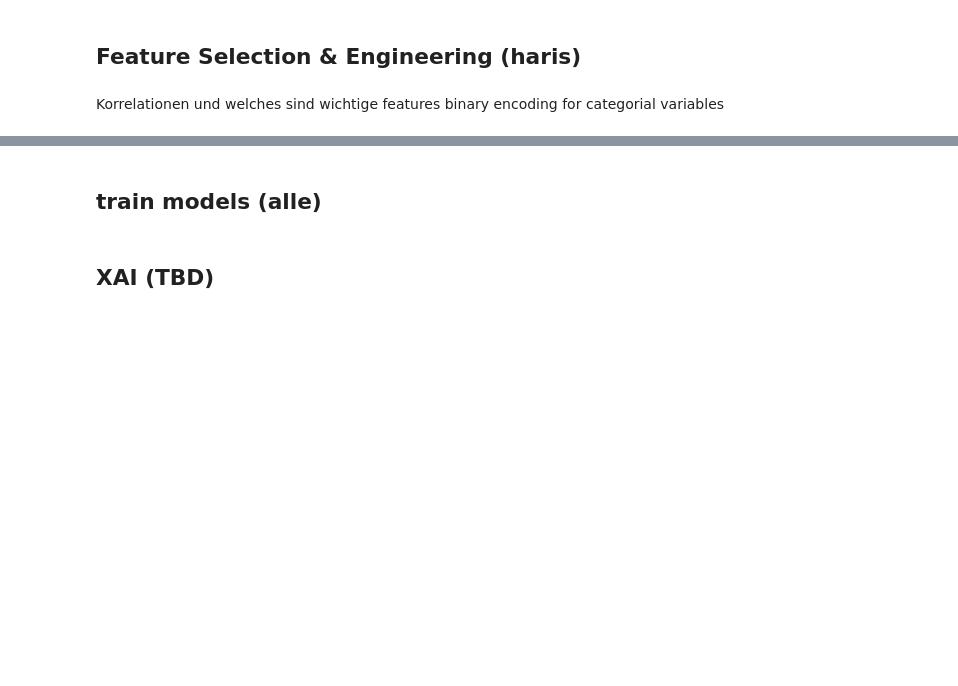
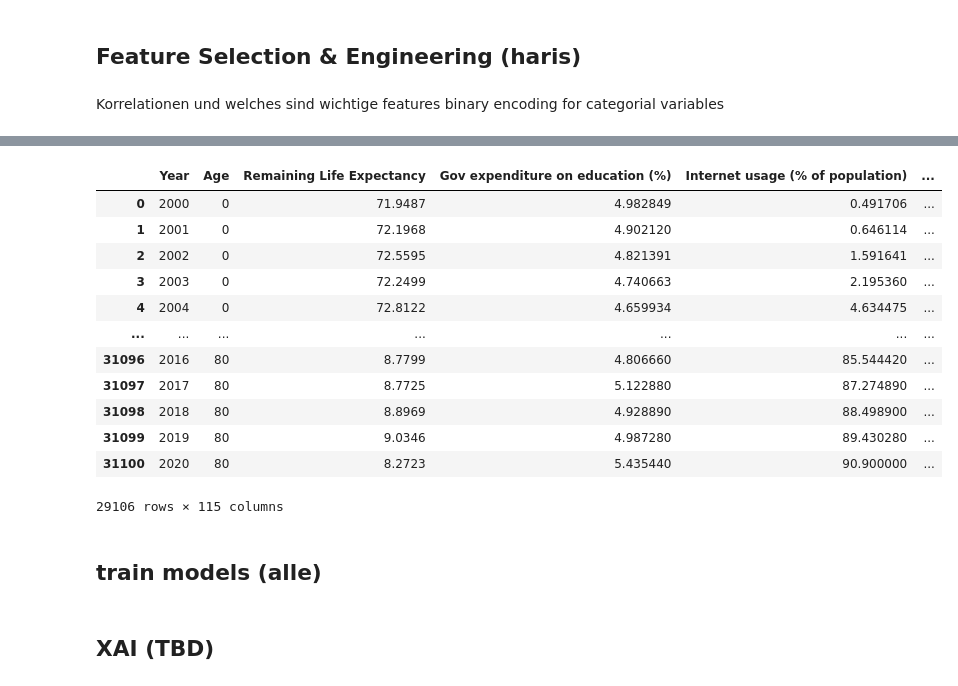
Before and after one commit to HarisFetic/Lebenserwartungs-Rechner-Projekt, a Jupyter notebook: sven/final.ipynb, the cells around one changed output, grey strips where cells are left out. Saved outputs shown, nothing was run; the diff lists cells and outputs as text; code cells hidden in the pictures; blank space fills up the shorter version.

Commit message:
Binary Encoding

```diff
--- a/sven/final.ipynb
+++ b/sven/final.ipynb
@@ -1703,3 +1464,35 @@ binary encoding for categorial variables
+# %%
+#binary encoding for categorial variables
+
+
+# Ausgewählte Spalten für das binäre Encoding
+columns_to_encode = ['Sex', 'Entity']
+
+# Erstelle ein neues DataFrame für das Training mit binärem Encoding
+training_dataset = pd.get_dummies(final_df, columns=columns_to_encode)
+
+# Entferne die 'Code'-Spalte
+training_dataset = training_dataset.drop('Code', axis=1)
+
+# Speichern des Ergebnisses
+training_dataset.to_csv('training_dataset.csv', index=False)
+#alle columns anzeigen
+#pd.set_option('display.max_columns', None)
+training_dataset
+# %% [output]
+|  | Year | Age | Remaining Life Expectancy | Gov expenditure on education (%) | Internet usage (% of population) | ... |
+| 0 | 2000 | 0 | 71.9487 | 4.982849 | 0.491706 | ... |
+| 1 | 2001 | 0 | 72.1968 | 4.902120 | 0.646114 | ... |
+| 2 | 2002 | 0 | 72.5595 | 4.821391 | 1.591641 | ... |
+| 3 | 2003 | 0 | 72.2499 | 4.740663 | 2.195360 | ... |
+| 4 | 2004 | 0 | 72.8122 | 4.659934 | 4.634475 | ... |
+| ... | ... | ... | ... | ... | ... | ... |
+| 31096 | 2016 | 80 | 8.7799 | 4.806660 | 85.544420 | ... |
+| 31097 | 2017 | 80 | 8.7725 | 5.122880 | 87.274890 | ... |
+| 31098 | 2018 | 80 | 8.8969 | 4.928890 | 88.498900 | ... |
+| 31099 | 2019 | 80 | 9.0346 | 4.987280 | 89.430280 | ... |
+| 31100 | 2020 | 80 | 8.2723 | 5.435440 | 90.900000 | ... |
+29106 rows × 115 columns
 # %% [markdown]
 ## train models (alle)
 # %% [markdown]
```
Also changed, not shown: parts of 14 cells of this notebook, 1 other file.
